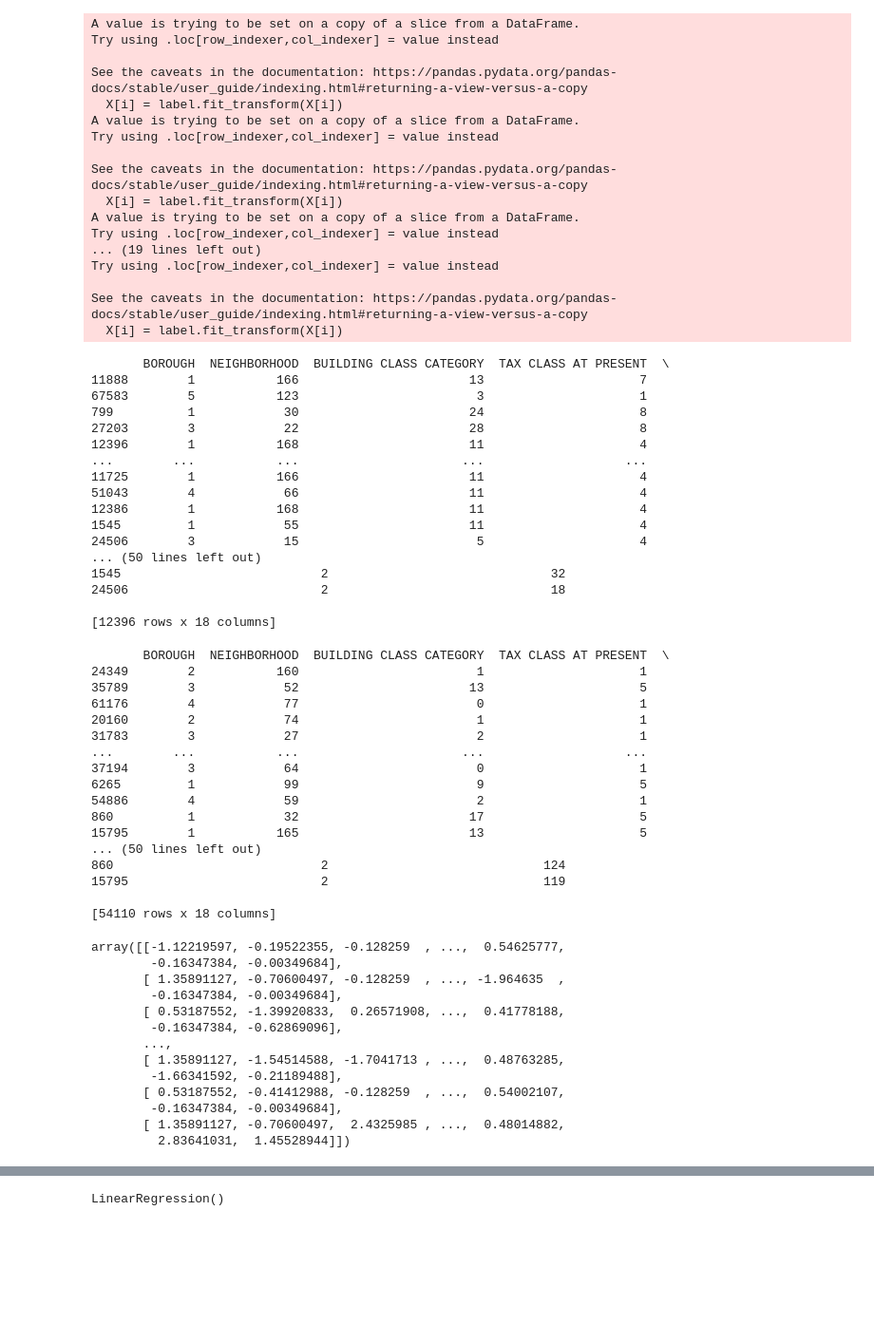
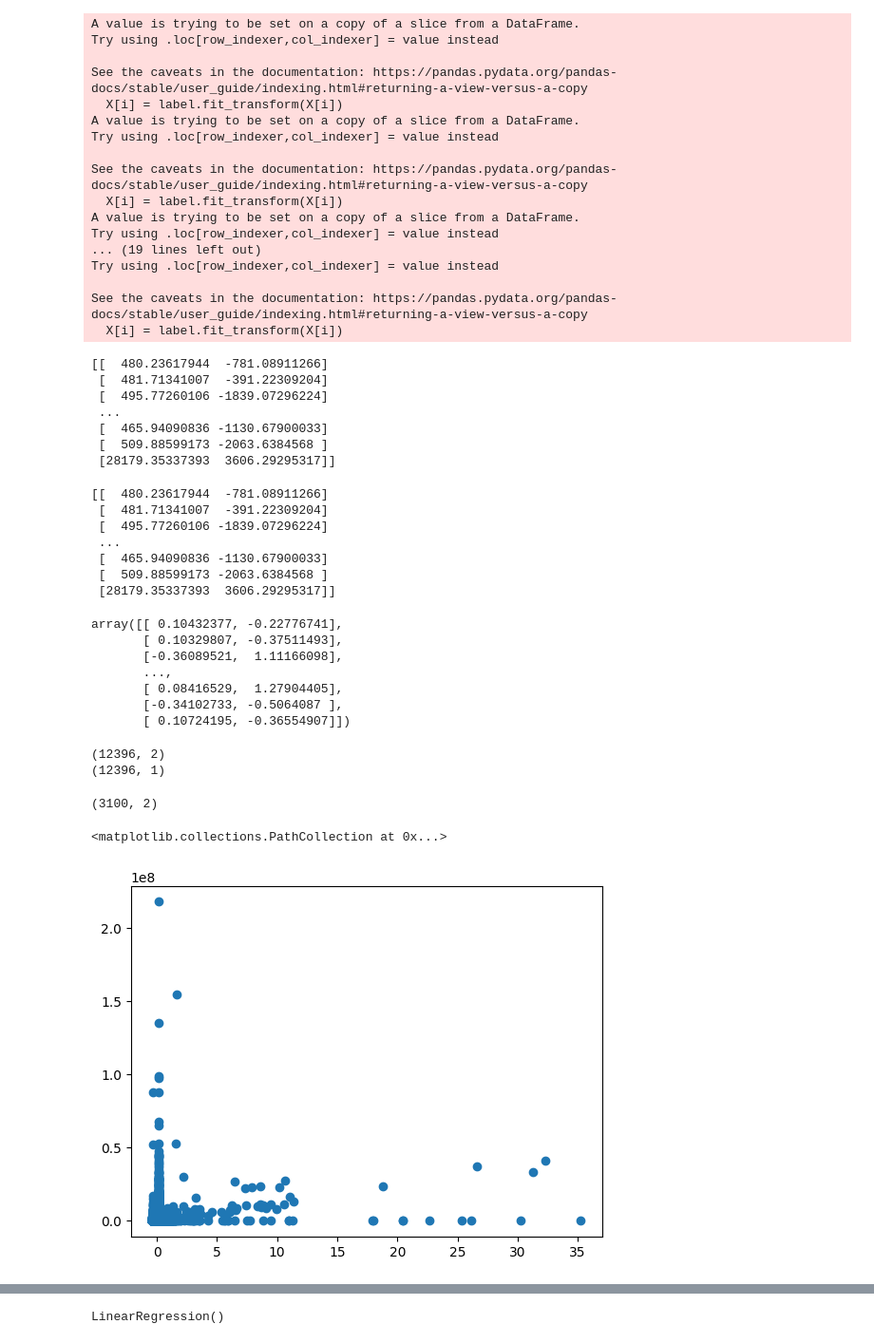
Before and after one commit to PR7175Z/Machine-Learning, a Jupyter notebook: nycpropertyprediction/model.ipynb, the cells around one changed output, grey strips where cells are left out. Shown: that part at 95% size. Saved outputs shown, nothing was run; the diff lists cells and outputs as text; code cells hidden in the pictures; blank space fills up the shorter version.

```diff
--- a/nycpropertyprediction/model.ipynb
+++ b/nycpropertyprediction/model.ipynb
@@ -82,46 +83,29 @@ See the caveats in the documentation: https://pandas.pydata.org/pandas-docs/stab
+# %%
+pca = PCA(n_components=2)
+X = pca.fit_transform(X)
 # %%
 xtrain, xvalidate, ytrain,yvalidate = train_test_split(X, Y, test_size=0.2, random_state=42)
 # %%
 print(xtrain)
 # %% [output]
-       BOROUGH  NEIGHBORHOOD  BUILDING CLASS CATEGORY  TAX CLASS AT PRESENT  \
-11888        1           166                       13                     7
-67583        5           123                        3                     1
-799          1            30                       24                     8
-27203        3            22                       28                     8
-12396        1           168                       11                     4
-...        ...           ...                      ...                   ...
-11725        1           166                       11                     4
-51043        4            66                       11                     4
-12386        1           168                       11                     4
-1545         1            55                       11                     4
-24506        3            15                        5                     4
-... (50 lines left out)
-1545                           2                              32
-24506                          2                              18
-
-[12396 rows x 18 columns]
+[[  480.23617944  -781.08911266]
+ [  481.71341007  -391.22309204]
+ [  495.77260106 -1839.07296224]
+ ...
+ [  465.94090836 -1130.67900033]
+ [  509.88599173 -2063.6384568 ]
+ [28179.35337393  3606.29295317]]
 # %%
 # xtrain.drop(xtrain.iloc[:0])
 print(xtrain)
 # %% [output]
-       BOROUGH  NEIGHBORHOOD  BUILDING CLASS CATEGORY  TAX CLASS AT PRESENT  \
-24349        2           160                        1                     1
-35789        3            52                       13                     5
-61176        4            77                        0                     1
-20160        2            74                        1                     1
-31783        3            27                        2                     1
-...        ...           ...                      ...                   ...
-37194        3            64                        0                     1
-6265         1            99                        9                     5
-54886        4            59                        2                     1
-860          1            32                       17                     5
-15795        1           165                       13                     5
-... (50 lines left out)
-860                            2                             124
-15795                          2                             119
-
-[54110 rows x 18 columns]
+[[  480.23617944  -781.08911266]
+ [  481.71341007  -391.22309204]
+ [  495.77260106 -1839.07296224]
+ ...
+ [  465.94090836 -1130.67900033]
+ [  509.88599173 -2063.6384568 ]
+ [28179.35337393  3606.29295317]]
 # %%
 scaler = StandardScaler()
 # %%
@@ -129,17 +113,22 @@ xtrain_reshape = scaler.fit_transform(xtrain)
 xvalidate_reshape = scaler.transform(xvalidate)
 
 display(xvalidate_reshape)
+print(xtrain_reshape.shape)
+print(ytrain.shape)
+xvalidate_reshape.shape
 # %% [output]
-array([[-1.12219597, -0.19522355, -0.128259  , ...,  0.54625777,
-        -0.16347384, -0.00349684],
-       [ 1.35891127, -0.70600497, -0.128259  , ..., -1.964635  ,
-        -0.16347384, -0.00349684],
-       [ 0.53187552, -1.39920833,  0.26571908, ...,  0.41778188,
-        -0.16347384, -0.62869096],
+array([[ 0.10432377, -0.22776741],
+       [ 0.10329807, -0.37511493],
+       [-0.36089521,  1.11166098],
        ...,
-       [ 1.35891127, -1.54514588, -1.7041713 , ...,  0.48763285,
-        -1.66341592, -0.21189488],
-       [ 0.53187552, -0.41412988, -0.128259  , ...,  0.54002107,
-        -0.16347384, -0.00349684],
-       [ 1.35891127, -0.70600497,  2.4325985 , ...,  0.48014882,
-         2.83641031,  1.45528944]])
+       [ 0.08416529,  1.27904405],
+       [-0.34102733, -0.5064087 ],
+       [ 0.10724195, -0.36554907]])
+(12396, 2)
+(12396, 1)
+(3100, 2)
+# %%
+plt.scatter(xtrain_reshape[:, 0], ytrain)
+# %% [output]
+<matplotlib.collections.PathCollection at 0x...>
+[figure, added]
```
Also changed, not shown: parts of 8 cells of this notebook.
